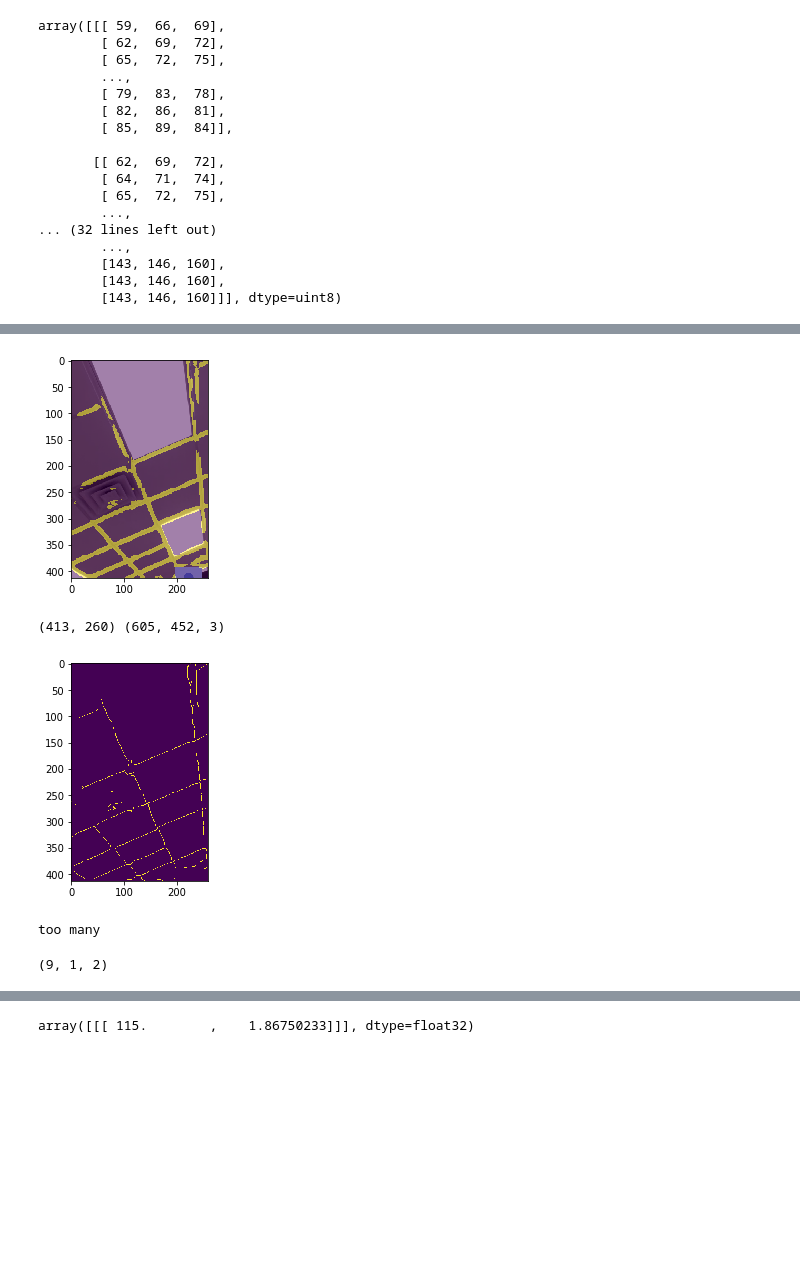
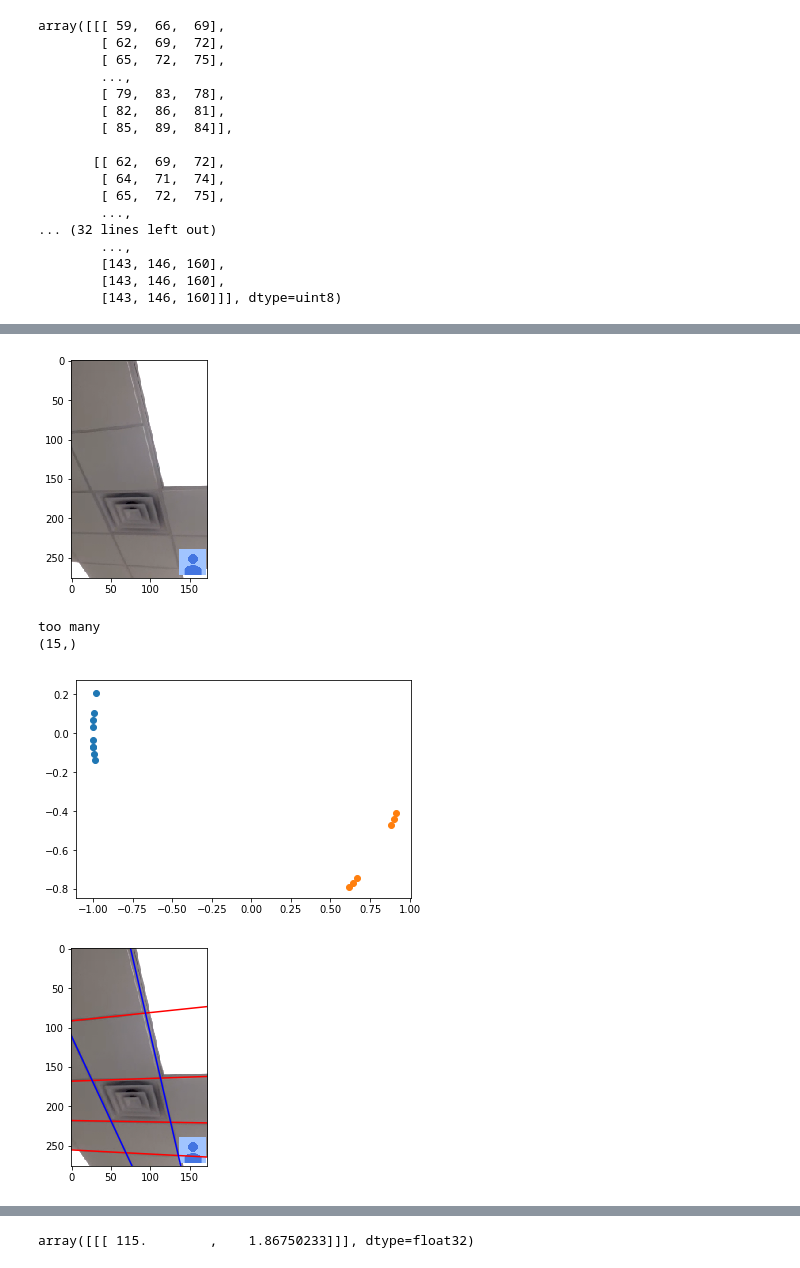
Before and after one commit to HastingsGreer/gridslam2, a Jupyter notebook: line detection/unet edge detector.ipynb, the cells around one changed output, grey strips where cells are left out. Cells and saved outputs as stored; diff of their text form; code cells hidden in the pictures; blank space fills up the shorter version.

```diff
--- a/line detection/unet edge detector.ipynb
+++ b/line detection/unet edge detector.ipynb
@@ -329,6 +330,7 @@ def process(test, liveCV=False, graph=False):
     return lines
 
 def cvShow(lines, img):
+
     if lines is not None and len(lines.shape) == 3:
         print(lines.shape)
         for rho,theta in lines[:, 0]:
@@ -343,7 +345,7 @@ def cvShow(lines, img):
 
             cv2.line(img,(x1,y1),(x2,y2),(0,0,255),2)
 
-        cv2.imshow('frame',img)
+    cv2.imshow('nn',img)
     return img
 
 def segment3(line, graph=True):
@@ -391,45 +393,76 @@ def segment3(line, graph=True):
     return result
 
 def lineFromRhoTheta(rt):
     x = []
     y = []
 
     if lines is not None:
         for rho,theta in rt[:, 0]:
             a = np.cos(theta)
             b = np.sin(theta)
             x0 = a*rho
             y0 = b*rho
             x1 = (x0 + 800*(-b))
             y1 = (y0 + 800*(a))
             x2 = (x0 - 800*(-b))
             y2 = (y0 - 800*(a))
             x.append([x1, x2])
             y.append([y1, y2])
 
     x = np.array(x)
     y = np.array(y)
     return x, y
 
-from sklearn.cluster import AffinityPropagation
+from sklearn.cluster import AffinityPropagation, k_means
+from sklearn import mixture
 def reduce(lines):
     if lines is not None:
         af = AffinityPropagation(preference=-.01)
         af.fit(lines[:, 0] / np.array([[300, 1]]))
 
         real_lines = af.cluster_centers_ * np.array([[300, 1]])
         return np.expand_dims(real_lines, 1)
+
+
+def split(lines):
+    if lines is not None:
+        idxs = np.arange(len(lines))
+        angles = lines[:, 0, 1] * 2
+        vangles = np.array([np.cos(angles), np.sin(angles)]).transpose()
+
+        clf = mixture.GaussianMixture(n_components=2, covariance_type='full')
+        clf.fit(vangles)
+        label = clf.predict(vangles)
+        print(label.shape)
+        l1 = lines[label == 0]
+        l2 = lines[label == 1]
+        plt.scatter(vangles[label == 0, 0], vangles[label == 0, 1])
+        plt.scatter(vangles[label == 1, 0], vangles[label == 1, 1])
+        plt.show()
+        return l1, l2
+    return None, None
+
+import random
+test = random.choice(imgs2)[0]
+plt.imshow(test)
+plt.show()
+
+dialation = 1
+lines = process(test[::dialation, ::dialation], graph=False)
+
+l1, l2 = split(lines)
+#for l in l1, l2:
+#    plt.scatter(l[:, 0, 0], l[:, 0, 1])
+#plt.show()
+
+for l, color in zip([l1, l2], ["red", "blue"]):
+    xt, yt = lineFromRhoTheta(reduce(l))
+    plt.plot(xt.transpose(), yt.transpose(), c=color)
+plt.imshow(test[::dialation, ::dialation])
+plt.show()
+# %% [output]
+[figure, added]
+too many
+(15,)
+[figure, added]
+[figure, added]
-# %%
-#plt.imshow(test[::12, ::12])
-#plt.show()
-
-
-lines = reduce(process(test[::2, ::2], graph=True, liveCV=True))
-x, y = lineFromRhoTheta(lines)
-lines.shape
-# %% [output]
-[figure, removed]
-(413, 260) (605, 452, 3)
-[figure, removed]
-too many
-(9, 1, 2)
```
Also changed, not shown: parts of 15 cells of this notebook, 9 other files.
